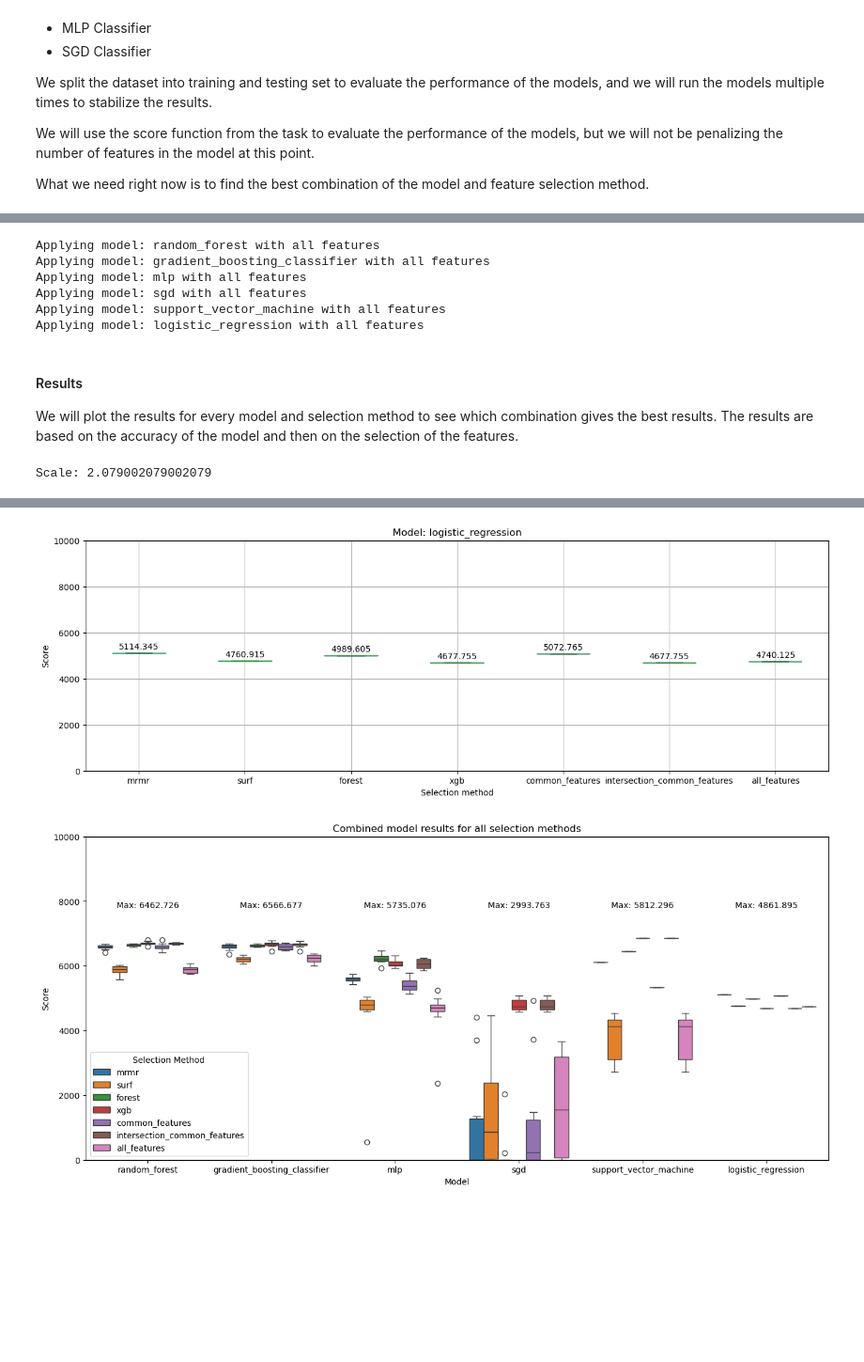
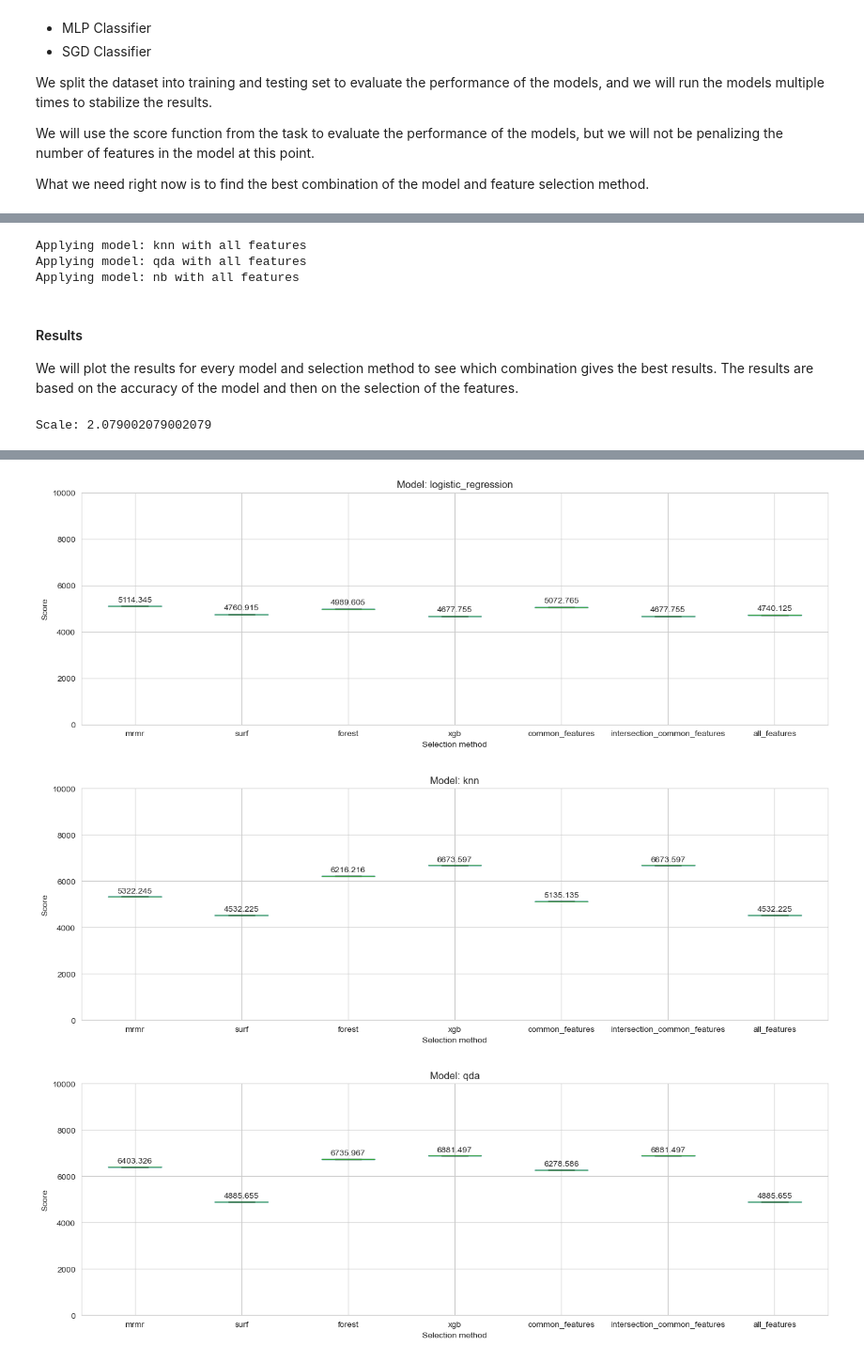
Before and after one commit to KarinaTiurina/aml_projects, a Jupyter notebook: Project2/data/feature_selection_algorithm_comparison.ipynb, the cells around one changed output, grey strips where cells are left out. Shown: that part at 94% size. Saved outputs shown, nothing was run; the diff lists cells and outputs as text; code cells hidden in the pictures; blank space fills up the shorter version.

Commit message:
Add more models

```diff
--- a/Project2/data/feature_selection_algorithm_comparison.ipynb
+++ b/Project2/data/feature_selection_algorithm_comparison.ipynb
@@ -262,6 +234,9 @@ X_eval_train, X_eval_test, y_eval_train, y_eval_test = train_test_split(X, y, te
 # %%
 for selection_method_key, selected_features in selected_features_per_method.items():
     for model_key, model in model_appliers.items():
+        if model_key in model_results_per_selection_method and selection_method_key in model_results_per_selection_method[model_key]:
+            continue
+
         print(f'Applying model: {model_key} with selection method: {selection_method_key}')
         results = []
         for iter in range(iters):
@@ -307,6 +277,9 @@ Applying model: logistic_regression with selection method: intersection_common_f
 # Apply model on all features
 
 for model_key, model in model_appliers.items():
+    if model_key in model_results_per_selection_method and 'all_features' in model_results_per_selection_method[model_key]:
+        continue
+
     print(f'Applying model: {model_key} with all features')
     results = []
     for iter in range(iters):
@@ -326,12 +299,9 @@ for model_key, model in model_appliers.items():
         model_results_per_selection_method[model_key] = {}
     model_results_per_selection_method[model_key]['all_features'] = np.array(results)
 # %% [output]
-Applying model: random_forest with all features
-Applying model: gradient_boosting_classifier with all features
-Applying model: mlp with all features
-Applying model: sgd with all features
-Applying model: support_vector_machine with all features
-Applying model: logistic_regression with all features
+Applying model: knn with all features
+Applying model: qda with all features
+Applying model: nb with all features
 # %%
 # Save the model results
 import pickle
@@ -393,14 +363,16 @@ plt.ylabel('Score')
 plt.ylim(0, 10000)
 
 # Draw top score for each model
-for i, model in enumerate(model_results_df.columns):
+for model in model_results_df.columns:
     model_results = model_results_df[model]
-    model_result_mean_max = model_results.mean().max()
-    # Add margin to the bottom
-    plt.annotate(f'Max: {model_result_mean_max:.3f}', (i, 8000), ha='center', va='top')
+    means = [np.mean(selection_method) for selection_method in model_results]
+    max_mean = np.max(means)
+
+    i = boxplot.get_xticks()[list(model_results_df.columns).index(model)]
+    plt.annotate(f'Max: {max_mean:.3f}', (i, 8000), ha='center', va='top')
 
 
-plt.legend(title='Selection Method')
+plt.legend(title='Selection Method', loc='lower right')
 plt.show()
 # %% [output]
 Scale: 2.079002079002079
@@ -412,2 +384,3 @@ Scale: 2.079002079002079
-[figure, old version]
+[figure, new version]
-[figure, old version]
+[figure, new version]
+[figure, added]
```
Also changed, not shown: parts of 7 cells of this notebook, 2 other files.
